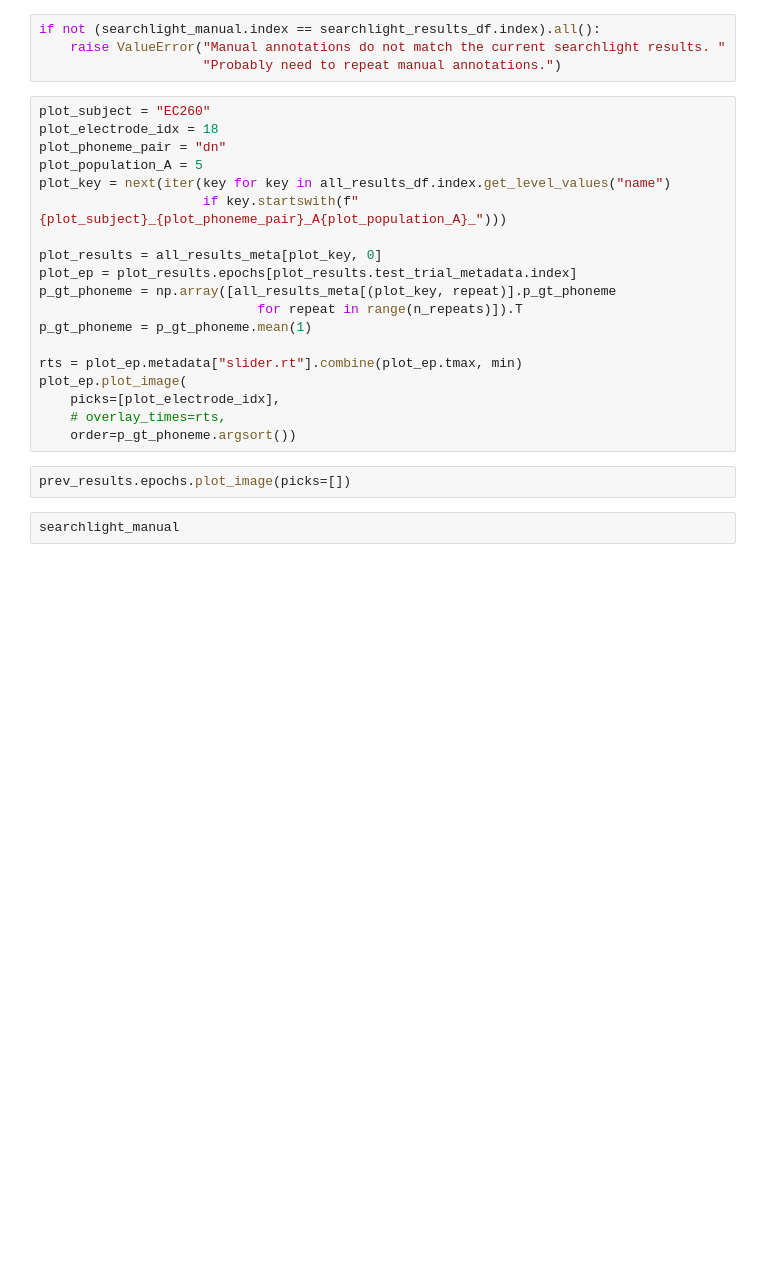
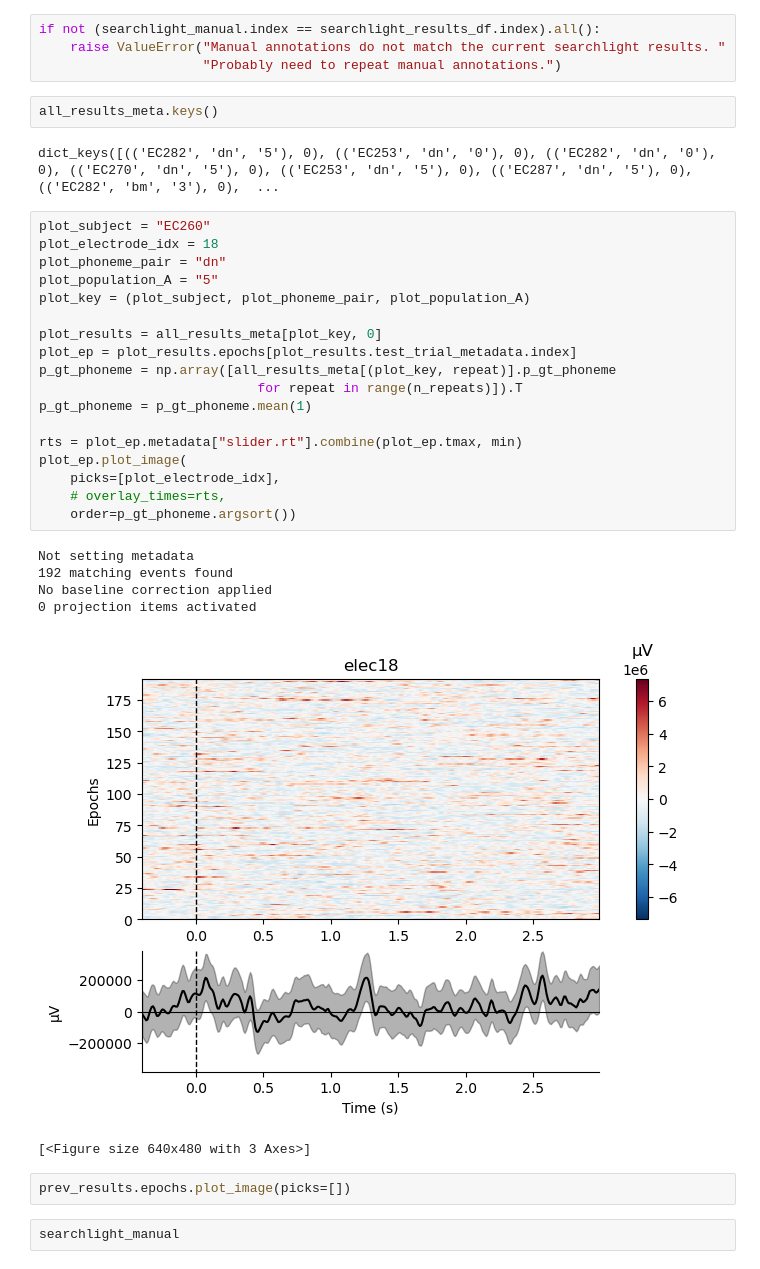
Before and after one commit to hans/barakeet, a Jupyter notebook: notebooks/phoneme_causal4.ipynb, the cells around one changed output. Saved outputs shown, nothing was run; the diff lists cells and outputs as text; blank space fills up the shorter version.

```diff
--- a/notebooks/phoneme_causal4.ipynb
+++ b/notebooks/phoneme_causal4.ipynb
@@ -812,25 +614,35 @@ searchlight_manual = pd.read_csv("causal4_searchlight_results_manual.csv", index
 if not (searchlight_manual.index == searchlight_results_df.index).all():
     raise ValueError("Manual annotations do not match the current searchlight results. "
                      "Probably need to repeat manual annotations.")
+# %%
+all_results_meta.keys()
+# %% [output]
+dict_keys([(('EC282', 'dn', '5'), 0), (('EC253', 'dn', '0'), 0), (('EC282', 'dn', '0'), 0), (('EC270', 'dn', '5'), 0), (('EC253', 'dn', '5'), 0), (('EC287', 'dn', '5'), 0), (('EC282', 'bm', '3'), 0),  ...
 # %%
 plot_subject = "EC260"
 plot_electrode_idx = 18
 plot_phoneme_pair = "dn"
-plot_population_A = 5
-plot_key = next(iter(key for key in all_results_df.index.get_level_values("name")
-                     if key.startswith(f"{plot_subject}_{plot_phoneme_pair}_A{plot_population_A}_")))
+plot_population_A = "5"
+plot_key = (plot_subject, plot_phoneme_pair, plot_population_A)
 
 plot_results = all_results_meta[plot_key, 0]
 plot_ep = plot_results.epochs[plot_results.test_trial_metadata.index]
 p_gt_phoneme = np.array([all_results_meta[(plot_key, repeat)].p_gt_phoneme
                             for repeat in range(n_repeats)]).T
 p_gt_phoneme = p_gt_phoneme.mean(1)
 
 rts = plot_ep.metadata["slider.rt"].combine(plot_ep.tmax, min)
 plot_ep.plot_image(
     picks=[plot_electrode_idx],
     # overlay_times=rts,
     order=p_gt_phoneme.argsort())
+# %% [output]
+Not setting metadata
+192 matching events found
+No baseline correction applied
+0 projection items activated
+[figure, added]
+[<Figure size 640x480 with 3 Axes>]
 # %%
 prev_results.epochs.plot_image(picks=[])
 # %%
```
Also changed, not shown: parts of 49 cells of this notebook, 1 other file.
